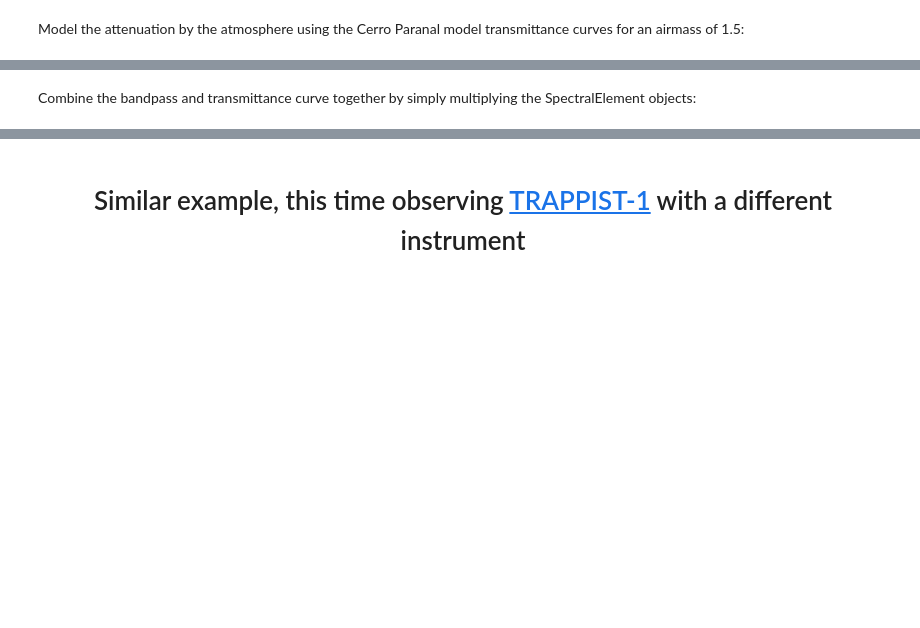
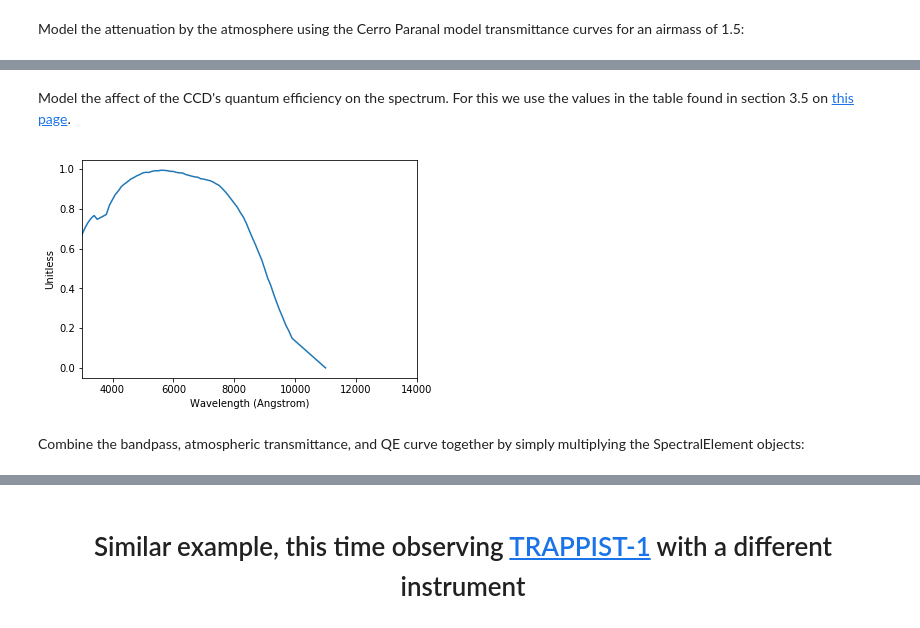
Before and after one commit to spacetelescope/synphot_refactor, a Jupyter notebook: tutorials/observing_examples.ipynb, the cells around one changed output, grey strips where cells are left out. Drawn from its saved outputs; the diff is of its cells as text; code cells hidden in the pictures; blank space fills up the shorter version.

Commit message:
Added quantum efficiency

```diff
--- a/tutorials/observing_examples.ipynb
+++ b/tutorials/observing_examples.ipynb
@@ -90,3 +92,12 @@ atmos.plot(left=3000, right=14000)
+# %% [markdown]
+Model the affect of the CCD's quantum efficiency on the spectrum. For this we use the values in the table found in section 3.5 on <a href="https://www.apo.nmsu.edu/arc35m/Instruments/ARCTIC/#3p5">this page</a>.
+# %%
+qe = SpectralElement.from_file('ccd_QE.csv', wave_unit="nm")
+qe._model.lookup_table /= 100  # convert percentages to decimals
+
+qe.plot(left=3000, right=14000)
+# %% [output]
+[figure, added]
 # %% [markdown]
-Combine the bandpass and transmittance curve together by simply multiplying the SpectralElement objects:
+Combine the bandpass, atmospheric transmittance, and QE curve together by simply multiplying the SpectralElement objects:
 # %%
```
Also changed, not shown: parts of 5 cells of this notebook, 6 other files.
